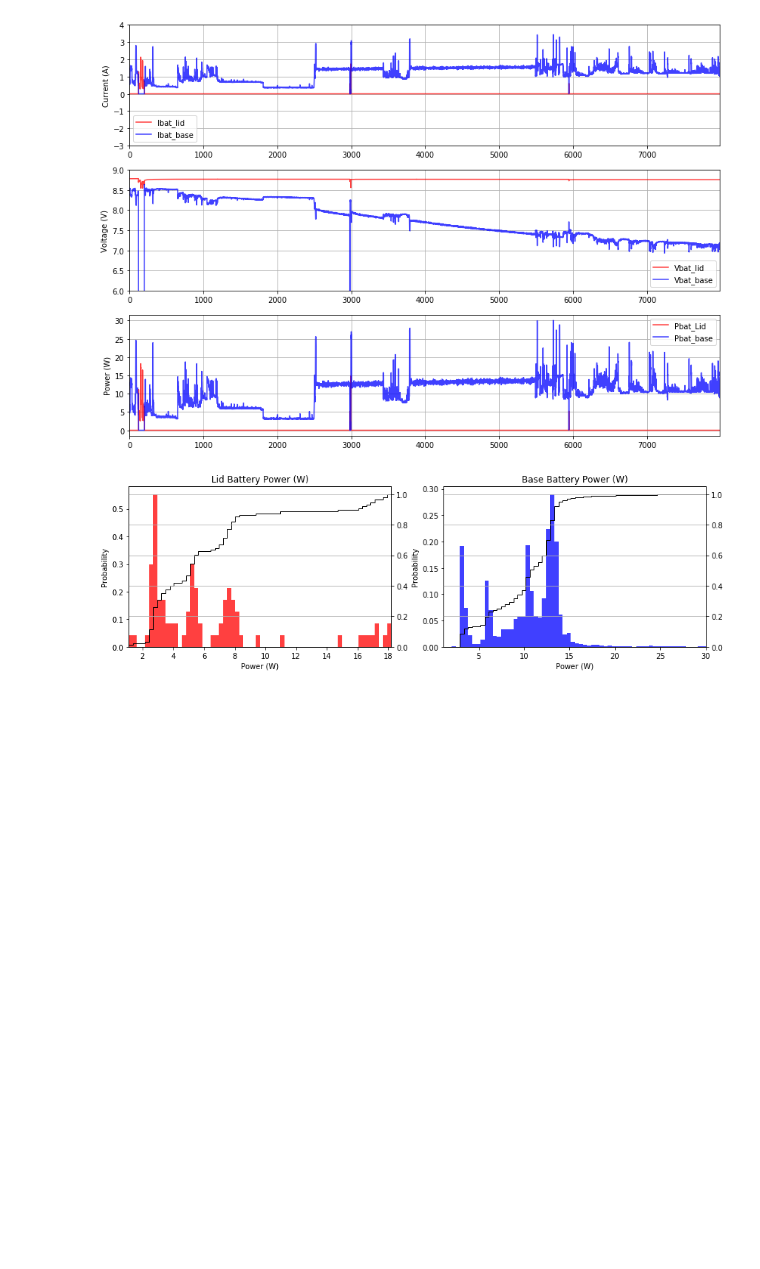
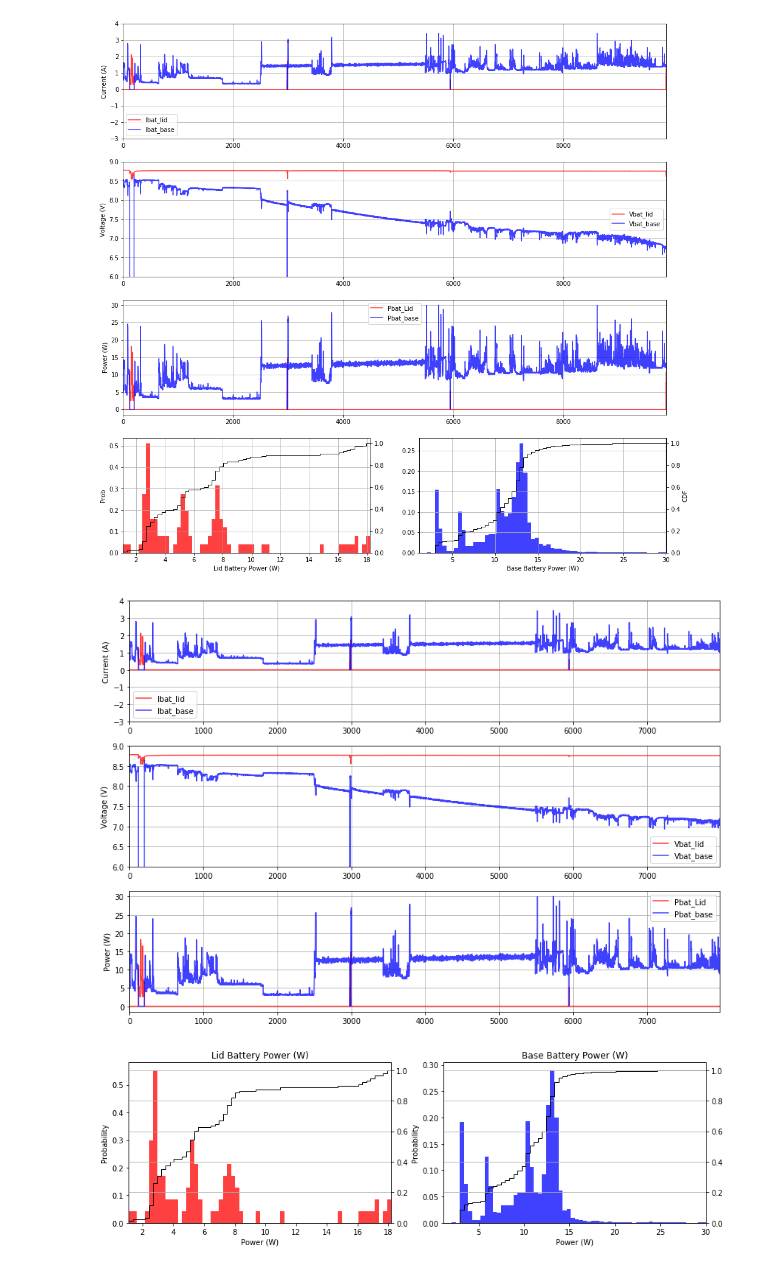
Before and after one commit to gocros/test, a Jupyter notebook: log/plot.ipynb, the cells around one changed output. Cells and saved outputs as stored; diff of their text form; code cells hidden in the pictures; blank space fills up the shorter version.

Commit message:
plot

```diff
--- a/log/plot.ipynb
+++ b/log/plot.ipynb
@@ -1,3 +1,78 @@
+# %%
+import time
+import pandas as pd
+import numpy as np
+import matplotlib.pyplot as plt
+import matplotlib.gridspec as gridspec
+%matplotlib inline
+
+df = pd.read_csv('/tmp/mon.csv')
+
+plt.figure(figsize=(16,20),facecolor='white')
+gs = gridspec.GridSpec(4, 2)
+ax0 = plt.subplot(gs[0, :])
+ax1 = plt.subplot(gs[1, :])
+ax2 = plt.subplot(gs[2, :])
+ax3 = plt.subplot(gs[3, 0])
+ax4 = plt.subplot(gs[3, 1])
+
+ax0.plot(df["i0"]/1e6, 'r', label='Ibat_lid', alpha=0.75)
+ax0.plot(df["i1"]/1e6, 'b', label='Ibat_base', alpha=0.75)
+ax0.set_ylim([-3,4])
+ax0.set_xlim([0,len(df["i0"])])
+ax0.grid(True)
+ax0.legend()
+
+ax1.plot(df["v0"]/1e6, 'r', label='Vbat_lid', alpha=0.75)
+ax1.plot(df["v1"]/1e6, 'b', label='Vbat_base', alpha=0.75)
+ax1.set_ylim([6,9])
+ax1.set_xlim([0,len(df["i0"])])
+ax1.grid(True)
+ax1.legend()
+
+ax2.plot(df["i0"]*df["v0"]/1e12, 'r', label='Pbat_Lid', alpha=0.75)
+ax2.plot(df["i1"]*df["v0"]/1e12, 'b', label='Pbat_base', alpha=0.75)
+ax2.set_xlim([0,len(df["i0"])])
+ax2.grid(True)
+ax2.legend()
+
+ax0.set_ylabel('Current (A)')
+ax1.set_ylabel('Voltage (V)')
+ax2.set_ylabel('Power (W)');
+
+p0 = df["i0"]*df["v0"]/1e12
+p1 = df["i1"]*df["v0"]/1e12
+
+p0 = p0[p0>1]
+p1 = p1[p1>1]
+
+num_bins = 64
+
+ax3_1 = ax3.twinx()
+ax4_1 = ax4.twinx()
+
+ax3.grid(True)
+ax4.grid(True)
+
+# the histogram of the data
+n, bins, patches = ax3.hist(p0, num_bins, normed=1, facecolor='red', alpha=0.75)
+
+ax3_1.hist(p0, bins=bins, normed=1, histtype='step', color='black', cumulative=True, label='CDF')
+
+
+n, bins, patches = ax4.hist(p1, num_bins, normed=1, facecolor='blue', alpha=0.75)
+
+ax4_1.hist(p1, bins=bins, normed=1, histtype='step', color='black', cumulative=True, label='CDF')
+
+ax3.set_ylabel('Prob')
+ax4_1.set_ylabel('CDF')
+
+ax3.set_xlabel('Lid Battery Power (W)')
+ax4.set_xlabel('Base Battery Power (W)')
+ax3.set_xlim([min(p0),max(p0)])
+ax4.set_xlim([min(p1),max(p1)]);
+# %% [output]
+[figure, added]
 # %%
 import time
 import pandas as pd
```
Also changed, not shown: parts of 1 cell of this notebook.
